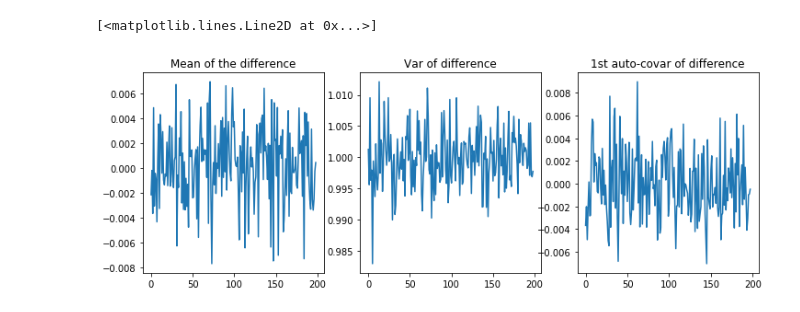
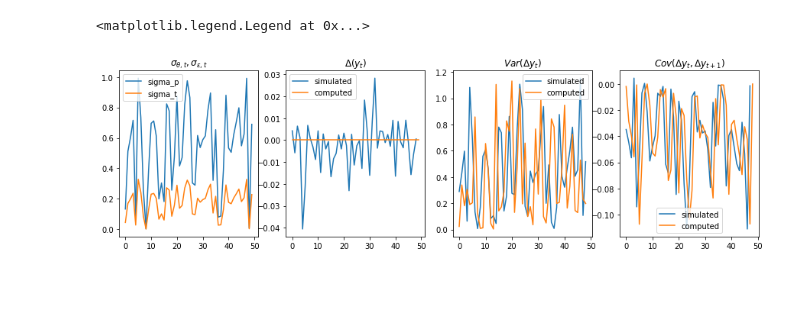
Before and after one commit to iworld1991/IncExpProject, a Jupyter notebook: WorkingFolder/PythonCode/IncomeRisksEst.ipynb, the cells around one changed output. Cells and saved outputs as stored; diff of their text form; code cells hidden in the pictures; blank space fills up the shorter version.

```diff
--- a/WorkingFolder/PythonCode/IncomeRisksEst.ipynb
+++ b/WorkingFolder/PythonCode/IncomeRisksEst.ipynb
@@ -87,26 +179,47 @@ sim_data = dt.SimulateSeries(n_sim =100000)
 sim_moms = dt.SimulatedMoments()
+# %%
+## get the computed moments
+
+comp_moms = dt.ComputeGenMoments()
+
+av_comp = comp_moms['Mean']
+cov_var_comp = comp_moms['Var']
+var_comp = np.diagonal(cov_var)
+autovarb1_comp = np.array([cov_var_comp[i,i+1] for i in range(len(cov_var_comp)-1)])
 # %%
 ## get the simulated moments
 av = sim_moms['Mean']
 cov_var = sim_moms['Var']
-autovarb1 = np.array([cov_var[i,i-1] for i in range(len(cov_var))])
-autovarf1 = np.array([cov_var[i,i+1] for i in range(len(cov_var)-1)])
+var = np.diagonal(cov_var)
+autovarb1 = np.array([cov_var[i,i+1] for i in range(len(cov_var)-1)])
-# %%
-## plot simulated moments of first diff
-
-plt.figure(figsize=((12,4)))
-plt.subplot(1,3,1)
-plt.title('Mean of the difference')
-plt.plot(av)
-
-plt.subplot(1,3,2)
-plt.title('Var of difference')
-var = np.diagonal(cov_var)
-plt.plot(var)
-
-plt.subplot(1,3,3)
-plt.title('1st auto-covar of difference')
-plt.plot(autovarf1)
-# %% [output]
-[<matplotlib.lines.Line2D at 0x...>]
-[figure, removed]
+# %%
+## plot simulated moments of first diff
+
+plt.figure(figsize=((15,4)))
+
+plt.subplot(1,4,1)
+plt.title(r'$\sigma_{\theta,t},\sigma_{\epsilon,t}$')
+plt.plot(p_sigmas_draw,label='sigma_p')
+plt.plot(t_sigmas,label='sigma_t')
+plt.legend(loc=0)
+
+plt.subplot(1,4,2)
+plt.title(r'$\Delta(y_t)$')
+plt.plot(av,label='simulated')
+plt.plot(av_comp,label='computed')
+plt.legend(loc=0)
+
+plt.subplot(1,4,3)
+plt.title(r'$Var(\Delta y_t)$')
+plt.plot(var,label='simulated')
+plt.plot(var_comp,label='computed')
+plt.legend(loc=0)
+
+plt.subplot(1,4,4)
+plt.title(r'$Cov(\Delta y_t,\Delta y_{t+1})$')
+plt.plot(autovarb1,label='simulated')
+plt.plot(autovarb1_comp,label='computed')
+plt.legend(loc=0)
+# %% [output]
+<matplotlib.legend.Legend at 0x...>
+[figure, added]
```
Also changed, not shown: parts of 6 cells of this notebook, 1 other file.
